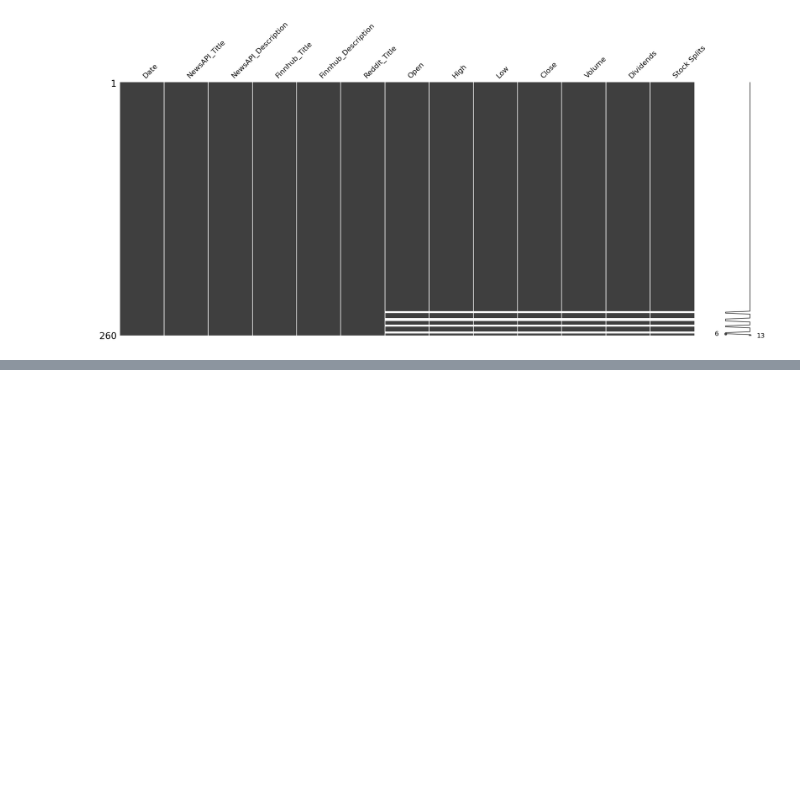
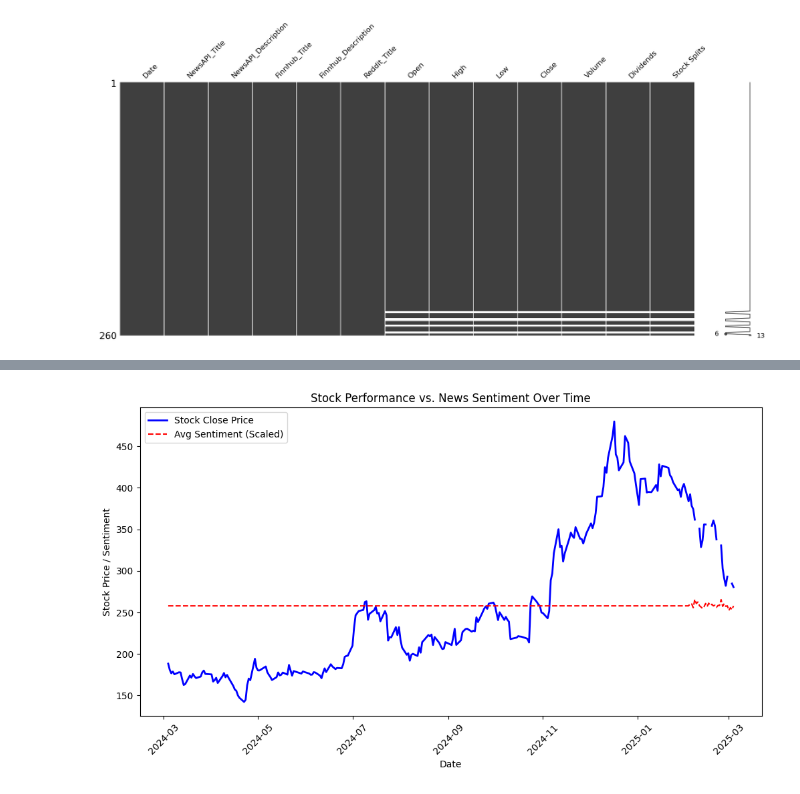
Before and after one commit to sg2083/independent_study, a Jupyter notebook: Sentiment_analysis_26_2_wip.ipynb, the cells around one changed output, grey strips where cells are left out. Saved outputs shown, nothing was run; the diff lists cells and outputs as text; code cells hidden in the pictures; blank space fills up the shorter version.

```diff
--- a/Sentiment_analysis_26_2_wip.ipynb
+++ b/Sentiment_analysis_26_2_wip.ipynb
@@ -580,3 +581,14 @@ files.download('aggregated_df.csv')
 [nltk_data]   Package vader_lexicon is already up-to-date!
 [interactive output not drawn]
 [interactive output not drawn]
+# %%
+def categorize_sentiment(score):
+    if score >= 0.05:
+        return "Positive"
+    elif score <= -0.05:
+        return "Negative"
+    else:
+        return "Average"
+
+aggregated_df['sentiment_category'] = aggregated_df['avg_sentiment'].apply(categorize_sentiment)
+print(aggregated_df[['Date', 'avg_sentiment', 'sentiment_category']])
@@ -582,0 +627,17 @@ files.download('aggregated_df.csv')
+# %%
+plt.figure(figsize=(12,6))
+
+# Plot Stock Closing Price
+plt.plot(aggregated_df["Date"], aggregated_df["Close"], label="Stock Close Price", color="blue", linewidth=2)
+
+# Overlay Sentiment (Scaled for better visibility)
+plt.plot(aggregated_df["Date"], aggregated_df["avg_sentiment"] * 50 + aggregated_df["Close"].mean(), label="Avg Sentiment (Scaled)", color="red", linestyle="dashed")
+
+plt.xlabel("Date")
+plt.ylabel("Stock Price / Sentiment")
+plt.legend()
+plt.title("Stock Performance vs. News Sentiment Over Time")
+plt.xticks(rotation=45)
+plt.show()
+# %% [output]
+[figure, added]
```
Also changed, not shown: parts of 4 cells of this notebook.
